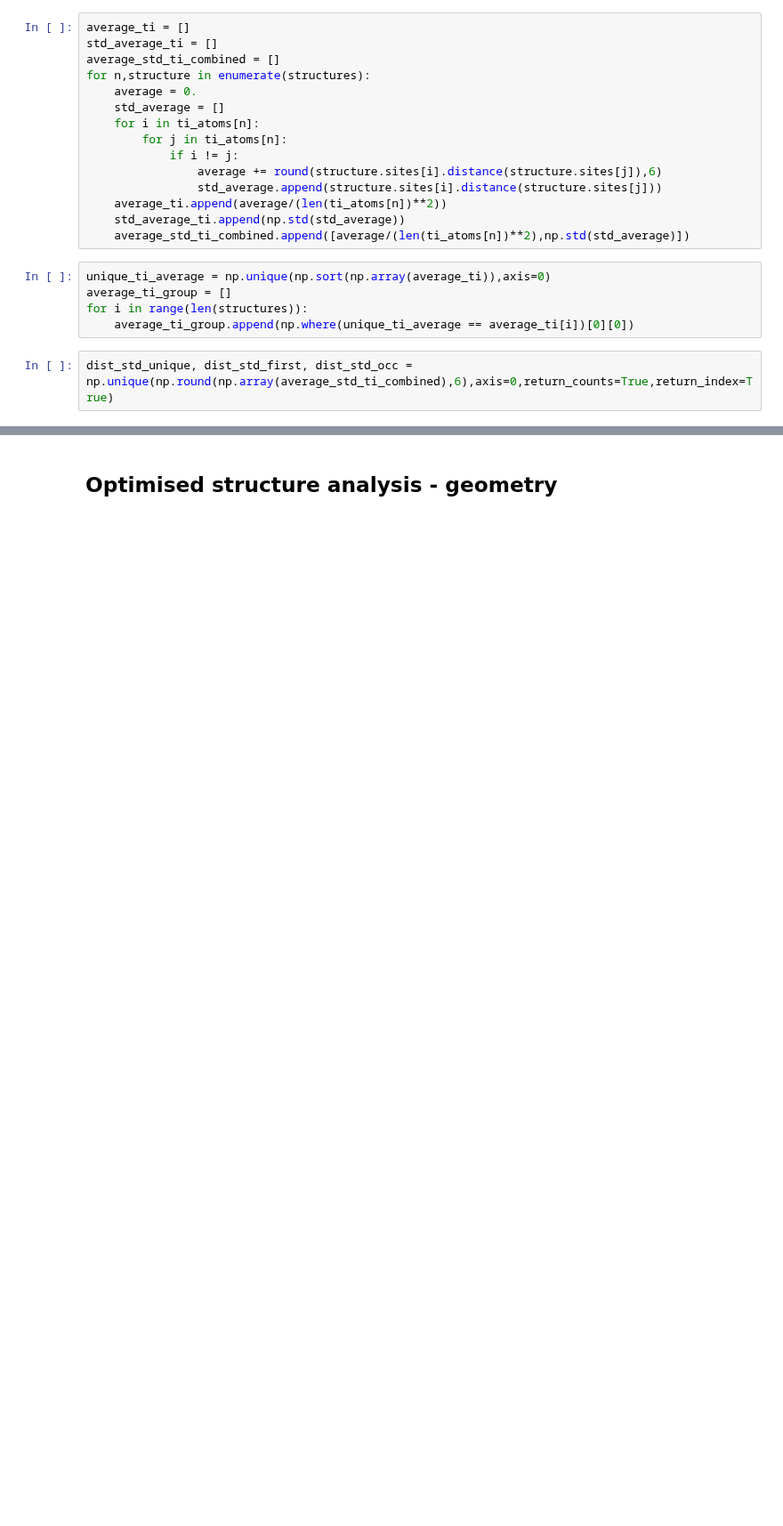
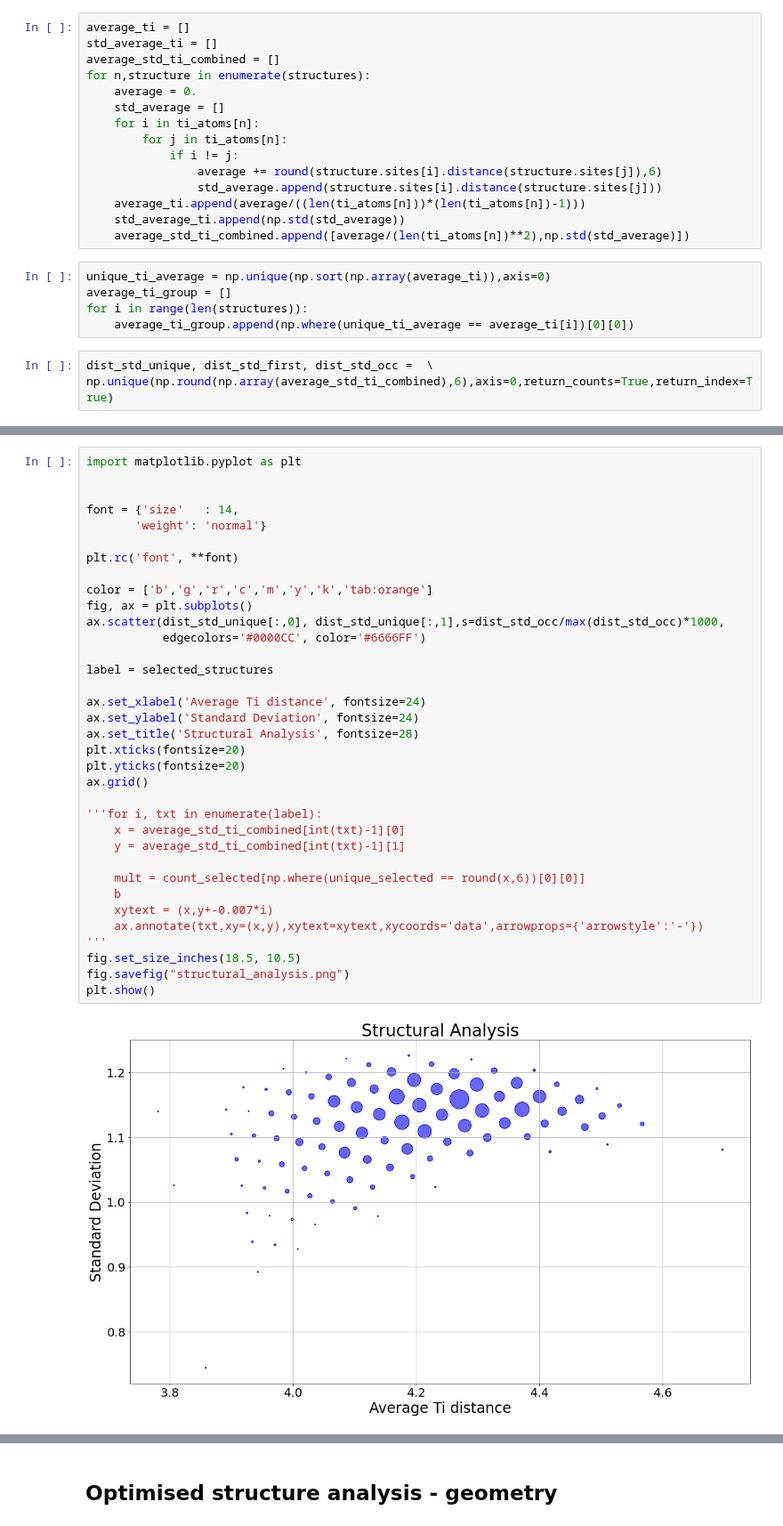
Before and after one commit to cmsg-icl/solid-solutions, a Jupyter notebook: Li2TiS.ipynb, the cells around one changed output, grey strips where cells are left out. Shown at 89% size. Saved outputs shown, nothing was run; the diff lists cells and outputs as text; blank space fills up the shorter version.

Commit message:
Add last structure data

```diff
--- a/Li2TiS.ipynb
+++ b/Li2TiS.ipynb
@@ -79,7 +75,7 @@ for n,structure in enumerate(structures):
             if i != j:
                 average += round(structure.sites[i].distance(structure.sites[j]),6)
                 std_average.append(structure.sites[i].distance(structure.sites[j]))
-    average_ti.append(average/(len(ti_atoms[n])**2))
+    average_ti.append(average/((len(ti_atoms[n]))*(len(ti_atoms[n])-1)))
     std_average_ti.append(np.std(std_average))
     average_std_ti_combined.append([average/(len(ti_atoms[n])**2),np.std(std_average)])
 # %%
@@ -88,4 +84,5 @@ average_ti_group = []
 for i in range(len(structures)):
     average_ti_group.append(np.where(unique_ti_average == average_ti[i])[0][0])
 # %%
-dist_std_unique, dist_std_first, dist_std_occ =  np.unique(np.round(np.array(average_std_ti_combined),6),axis=0,return_counts=True,return_index=True)
+dist_std_unique, dist_std_first, dist_std_occ =  \
+np.unique(np.round(np.array(average_std_ti_combined),6),axis=0,return_counts=True,return_index=True)
@@ -177,0 +131,37 @@ description = ['Ti rows','Dispersed', 'Ti spiral','Ti rows',
+# %%
+import matplotlib.pyplot as plt
+
+
+font = {'size'   : 14,
+       'weight': 'normal'}
+
+plt.rc('font', **font)
+
+color = ['b','g','r','c','m','y','k','tab:orange']
+fig, ax = plt.subplots()
+ax.scatter(dist_std_unique[:,0], dist_std_unique[:,1],s=dist_std_occ/max(dist_std_occ)*1000,
+           edgecolors='#0000CC', color='#6666FF')
+
+label = selected_structures
+
+ax.set_xlabel('Average Ti distance', fontsize=24)
+ax.set_ylabel('Standard Deviation', fontsize=24)
+ax.set_title('Structural Analysis', fontsize=28)
+plt.xticks(fontsize=20)
+plt.yticks(fontsize=20)
+ax.grid()
+
+'''for i, txt in enumerate(label):
+    x = average_std_ti_combined[int(txt)-1][0]
+    y = average_std_ti_combined[int(txt)-1][1]
+
+    mult = count_selected[np.where(unique_selected == round(x,6))[0][0]]
+    b
+    xytext = (x,y+-0.007*i)
+    ax.annotate(txt,xy=(x,y),xytext=xytext,xycoords='data',arrowprops={'arrowstyle':'-'})
+'''
+fig.set_size_inches(18.5, 10.5)
+fig.savefig("structural_analysis.png")
+plt.show()
+# %% [output]
+[figure, added]
```
Also changed, not shown: parts of 50 cells of this notebook.
